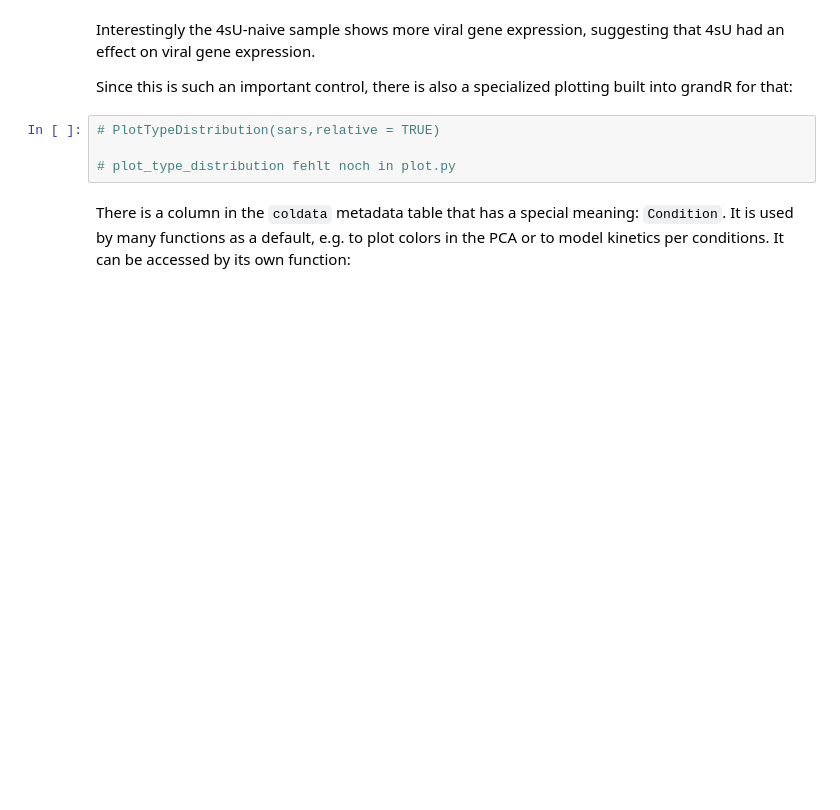
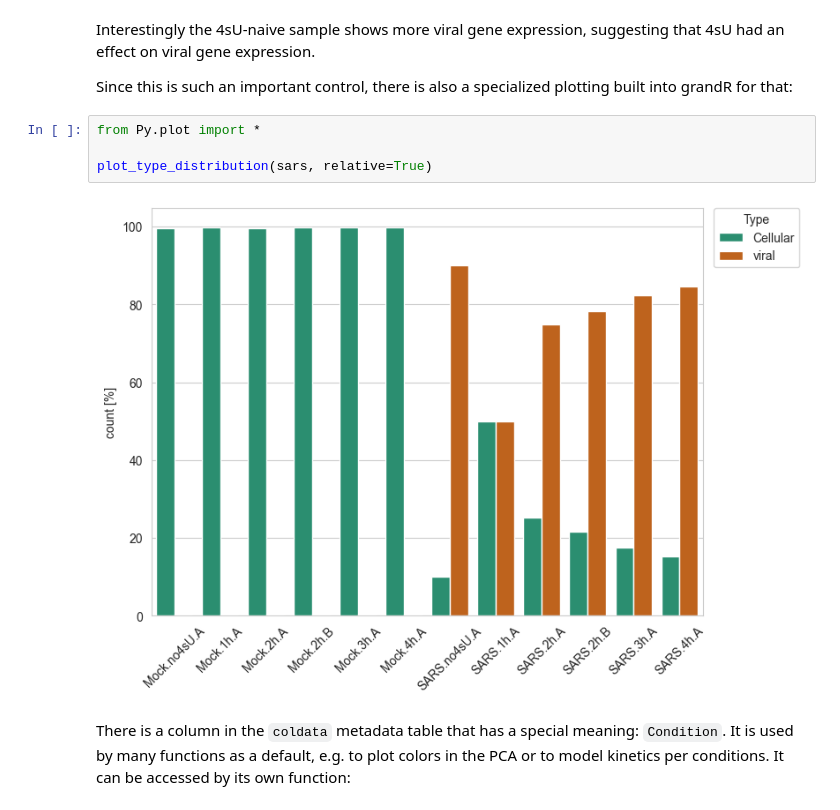
Before and after one commit to maus2310/GrandPy, a Jupyter notebook: Py/vignettes/vignette_03_loading_data_and_working_with_grandPy_objects.ipynb, the cells around one changed output. Cells and saved outputs as stored; diff of their text form; blank space fills up the shorter version.

```diff
--- a/Py/vignettes/vignette_03_loading_data_and_working_with_grandPy_objects.ipynb
+++ b/Py/vignettes/vignette_03_loading_data_and_working_with_grandPy_objects.ipynb
@@ -226,9 +417,11 @@ Interestingly the 4sU-naive sample shows more viral gene expression, suggesting
 
 Since this is such an important control, there is also a specialized plotting built into grandR for that:
 # %%
-# PlotTypeDistribution(sars,relative = TRUE)
+from Py.plot import *
 
-# plot_type_distribution fehlt noch in plot.py
+plot_type_distribution(sars, relative=True)
+# %% [output]
+[figure, added]
 # %% [markdown]
 There is a column in the `coldata` metadata table that has a special meaning: `Condition`. It is used by many functions as a default, e.g. to plot colors in the PCA or to model kinetics per conditions. It can be accessed by its own function:
 # %%
```
Also changed, not shown: parts of 37 cells of this notebook, 2 other files.
